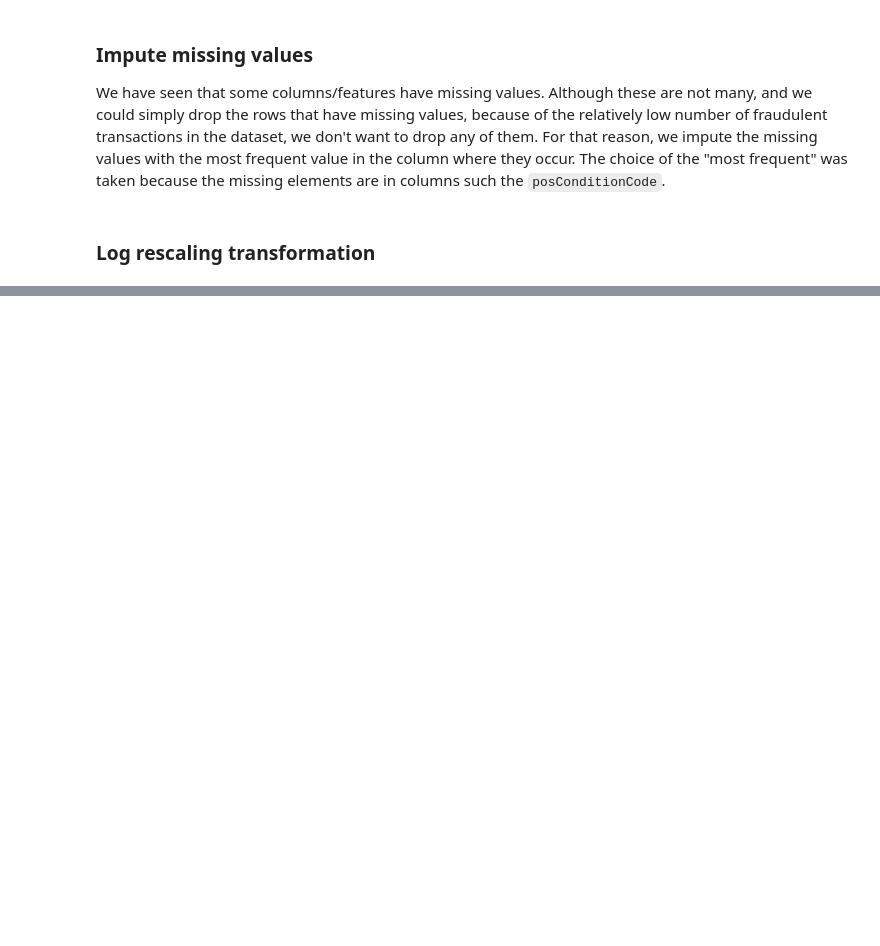
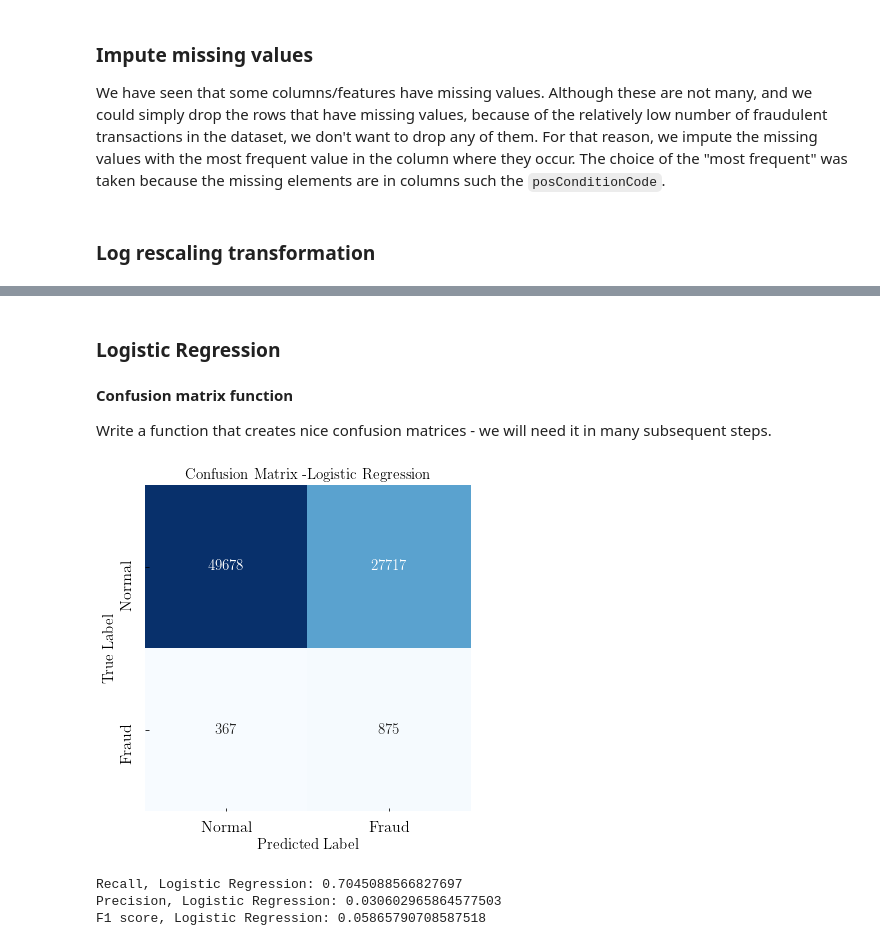
Before and after one commit to dtanoglidis/BayesianNN, a Jupyter notebook: Capital One Data Science Challenge.ipynb, the cells around one changed output, grey strips where cells are left out. Saved outputs shown, nothing was run; the diff lists cells and outputs as text; code cells hidden in the pictures; blank space fills up the shorter version.

```diff
--- a/Capital One Data Science Challenge.ipynb
+++ b/Capital One Data Science Challenge.ipynb
@@ -628,5 +554,0 @@ mat_pos = mat
-# %%
-clf_lr = LogisticRegression(fit_intercept=False)
-clf_lr.fit(mat_sc,y)
-
-y_pr = clf_lr.predict(mat_sc)
@@ -636,0 +631,53 @@ print(precision_score(y,y_pr))
+# %% [markdown]
+### Logistic Regression
+# %%
+cls_LR = LogisticRegression(max_iter=1000,C=1.0,random_state=42)
+cls_LR.fit(X_tr_res,y_tr_res)
+
+y_pred_LR = cls_LR.predict(X_test)
+# %% [markdown]
+**Confusion matrix function**
+
+Write a function that creates nice confusion matrices - we will need it in many subsequent steps.
+# %%
+# Define function that plots confusion matrices
+def plot_confusion(y_true,y_predict,method='Logistic Regression'):
+    """
+    Function that calculates and plots
+    confusion matrices
+    """
+
+    # Get confusion matrix
+    con_mat = confusion_matrix(y_true,y_predict)
+
+    # Class names
+    class_names = ['Normal','Fraud']
+    # =======================================
+    #Plot
+    plt.figure(figsize=(6.,6.))
+    # Plot title
+    plt.title('Confusion Matrix -'+ method,fontsize=15)
+
+    sns.heatmap(con_mat, square=True, annot=True,
+                fmt='d',annot_kws={"size":15},
+                cmap='Blues',cbar=False,
+                xticklabels=class_names,
+                yticklabels=class_names)
+
+    plt.xticks(fontsize=16);plt.yticks(fontsize=16)
+    plt.xlabel('Predicted Label',fontsize=15)
+    plt.ylabel('True Label',fontsize=15)
+    plt.show()
+# %%
+# Plot confusion matrix
+plot_confusion(y_test,y_pred_LR)
+# %% [output]
+[figure, added]
+# %%
+print('Recall, Logistic Regression:',recall_score(y_test,y_pred_LR))
+print('Precision, Logistic Regression:',precision_score(y_test,y_pred_LR))
+print('F1 score, Logistic Regression:',f1_score(y_test,y_pred_LR))
+# %% [output]
+Recall, Logistic Regression: 0.7045088566827697
+Precision, Logistic Regression: 0.030602965864577503
+F1 score, Logistic Regression: 0.05865790708587518
```
Also changed, not shown: parts of 28 cells of this notebook.
